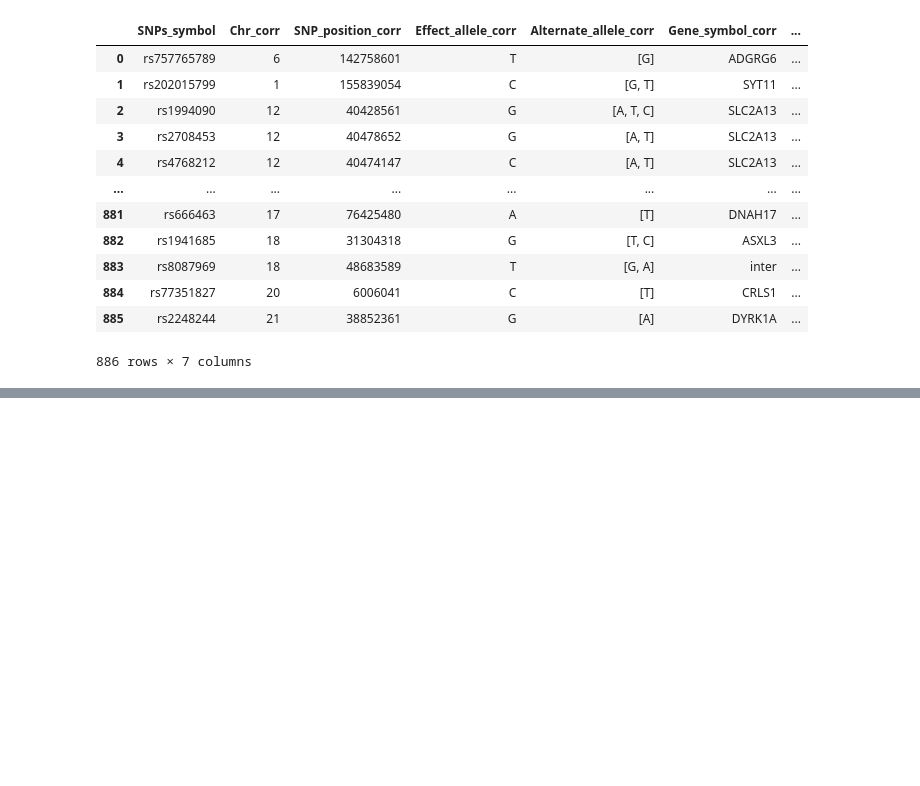
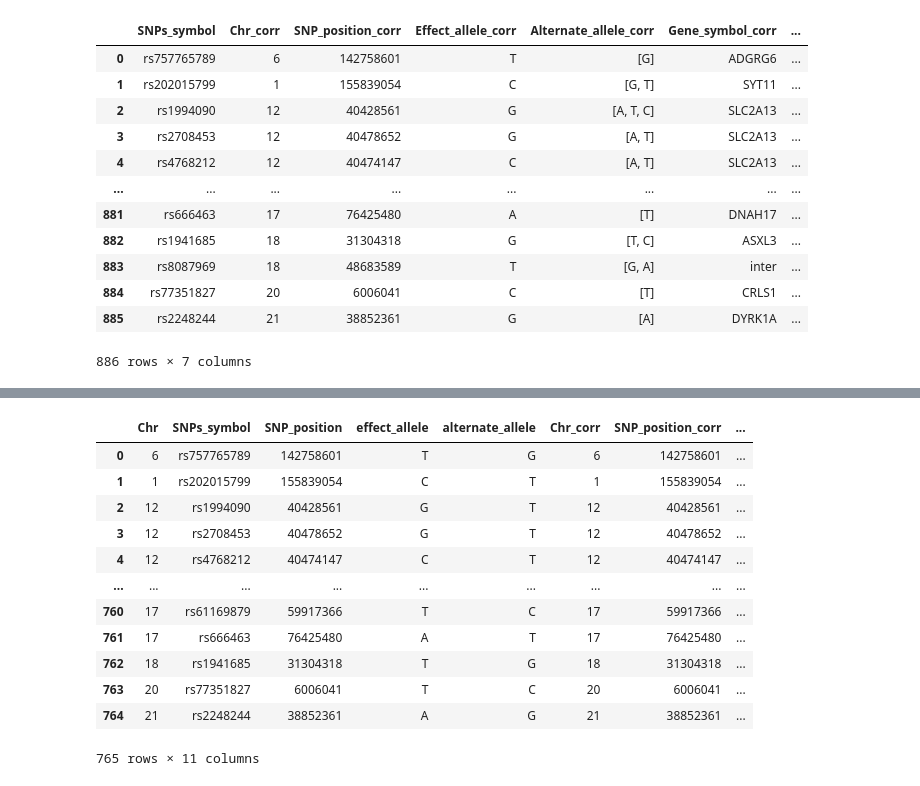
Before and after one commit to jbs1009/TFM_Jorge_Bermejo_Sacristan, a Jupyter notebook: Base_regiones_flanqueantes.ipynb, the cells around one changed output, grey strips where cells are left out. Saved outputs shown, nothing was run; the diff lists cells and outputs as text; code cells hidden in the pictures; blank space fills up the shorter version.

```diff
--- a/Base_regiones_flanqueantes.ipynb
+++ b/Base_regiones_flanqueantes.ipynb
@@ -128,0 +211,2 @@ df_corr
+# %%
+df_puro["Valida_alelos"] = df_puro.apply(valida_alelos_SNP, axis = 1)
@@ -128,0 +220,24 @@ df_corr
+# %%
+df_puro = df_puro[df_puro["Valida_alelos"] != "No coincide"].reset_index(drop = True)
+# %%
+complementario = {"A": "T", "T": "A", "C": "G", "G": "C"}
+# %%
+filas_comp = df_puro["Valida_alelos"] == "Coincide complementario"
+df_puro.loc[filas_comp, "effect_allele"] = df_puro.loc[filas_comp, "effect_allele"].map(complementario)
+df_puro.loc[filas_comp, "alternate_allele"] = df_puro.loc[filas_comp, "alternate_allele"].map(complementario)
+# %%
+df_puro
+# %% [output]
+|  | Chr | SNPs_symbol | SNP_position | effect_allele | alternate_allele | Chr_corr | SNP_position_corr | ... |
+| 0 | 6 | rs757765789 | 142758601 | T | G | 6 | 142758601 | ... |
+| 1 | 1 | rs202015799 | 155839054 | C | T | 1 | 155839054 | ... |
+| 2 | 12 | rs1994090 | 40428561 | G | T | 12 | 40428561 | ... |
+| 3 | 12 | rs2708453 | 40478652 | G | T | 12 | 40478652 | ... |
+| 4 | 12 | rs4768212 | 40474147 | C | T | 12 | 40474147 | ... |
+| ... | ... | ... | ... | ... | ... | ... | ... | ... |
+| 760 | 17 | rs61169879 | 59917366 | T | C | 17 | 59917366 | ... |
+| 761 | 17 | rs666463 | 76425480 | A | T | 17 | 76425480 | ... |
+| 762 | 18 | rs1941685 | 31304318 | T | G | 18 | 31304318 | ... |
+| 763 | 20 | rs77351827 | 6006041 | T | C | 20 | 6006041 | ... |
+| 764 | 21 | rs2248244 | 38852361 | A | G | 21 | 38852361 | ... |
+765 rows × 11 columns
```
Also changed, not shown: parts of 13 cells of this notebook.
